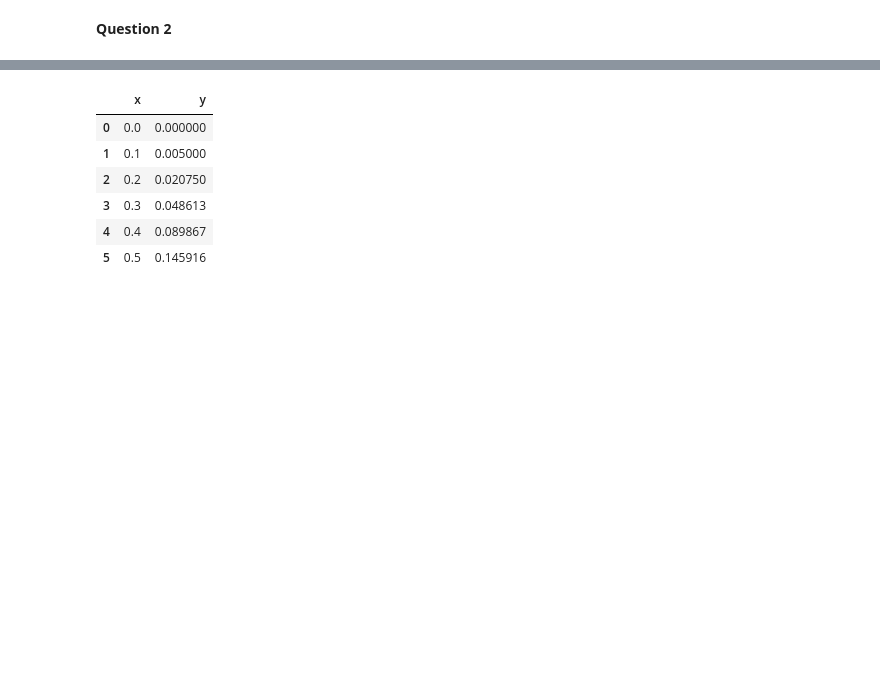
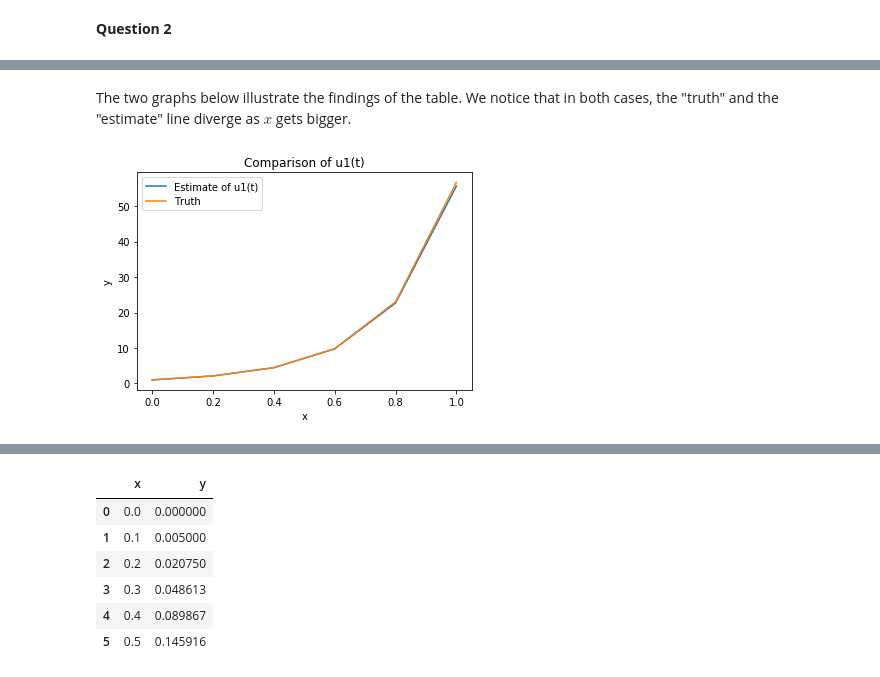
Before and after one commit to cdelannoy/Numerics, a Jupyter notebook: APPM4650_Homework4.ipynb, the cells around one changed output, grey strips where cells are left out. Drawn from its saved outputs; the diff is of its cells as text; code cells hidden in the pictures; blank space fills up the shorter version.

```diff
--- a/APPM4650_Homework4.ipynb
+++ b/APPM4650_Homework4.ipynb
@@ -132,0 +129,16 @@ __Question 3__
+# %% [markdown]
+The two graphs below illustrate the findings of the table. We notice that in both cases, the "truth" and the "estimate" line diverge as $x$ gets bigger.
+# %%
+x = rk4_df.x
+
+plt.plot(x, rk4_df.y1_est, label = "Estimate of u1(t)")
+plt.plot(x, rk4_df.y1_true, label = "Truth")
+
+plt.legend(loc='upper left')
+
+plt.xlabel("x")
+plt.ylabel("y")
+plt.title('Comparison of u1(t)')
+plt.show()
+# %% [output]
+[figure, added]
```
Also changed, not shown: parts of 19 cells of this notebook.
